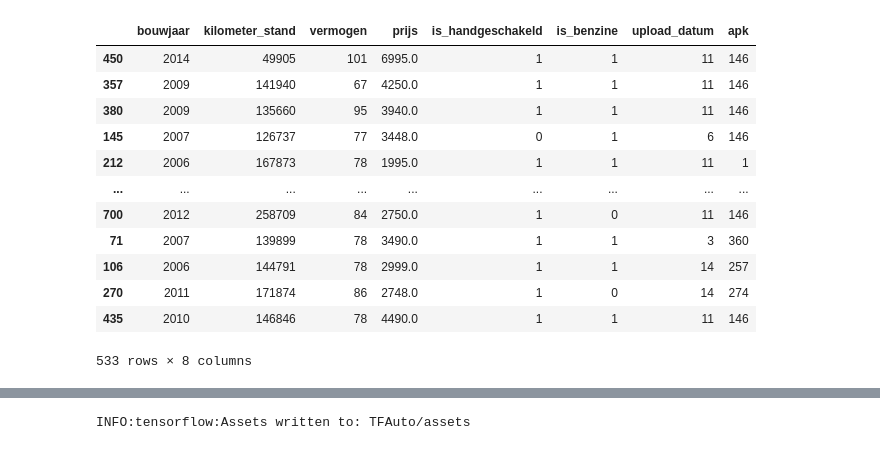
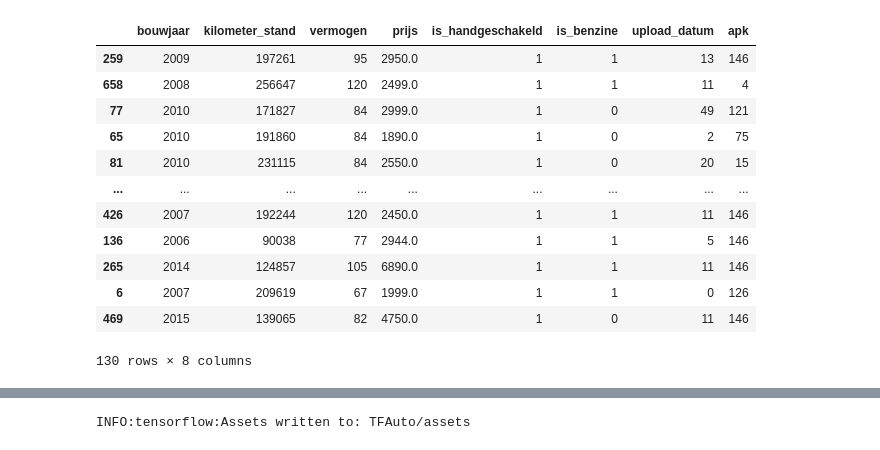
Before and after one commit to marcusabu/Autos, a Jupyter notebook: models/3. Tensorflow.ipynb, the cells around one changed output, grey strips where cells are left out. Cells and saved outputs as stored; diff of their text form; code cells hidden in the pictures.

```diff
--- a/models/3. Tensorflow.ipynb
+++ b/models/3. Tensorflow.ipynb
@@ -22,19 +31,21 @@ df_test = pd.read_pickle("./test_data.pkl")
-# %%
-df_train
-# %% [output]
-|  | bouwjaar | kilometer_stand | vermogen | prijs | is_handgeschakeld | is_benzine | upload_datum | apk |
-| 450 | 2014 | 49905 | 101 | 6995.0 | 1 | 1 | 11 | 146 |
-| 357 | 2009 | 141940 | 67 | 4250.0 | 1 | 1 | 11 | 146 |
-| 380 | 2009 | 135660 | 95 | 3940.0 | 1 | 1 | 11 | 146 |
-| 145 | 2007 | 126737 | 77 | 3448.0 | 0 | 1 | 6 | 146 |
-| 212 | 2006 | 167873 | 78 | 1995.0 | 1 | 1 | 11 | 1 |
-| ... | ... | ... | ... | ... | ... | ... | ... | ... |
-| 700 | 2012 | 258709 | 84 | 2750.0 | 1 | 0 | 11 | 146 |
-| 71 | 2007 | 139899 | 78 | 3490.0 | 1 | 1 | 3 | 360 |
-| 106 | 2006 | 144791 | 78 | 2999.0 | 1 | 1 | 14 | 257 |
-| 270 | 2011 | 171874 | 86 | 2748.0 | 1 | 0 | 14 | 274 |
-| 435 | 2010 | 146846 | 78 | 4490.0 | 1 | 1 | 11 | 146 |
-533 rows × 8 columns
+# %%
+df_train = df_train.drop('titel', axis=1)
+df_test = df_test.drop('titel', axis=1)
+df_test
+# %% [output]
+|  | bouwjaar | kilometer_stand | vermogen | prijs | is_handgeschakeld | is_benzine | upload_datum | apk |
+| 259 | 2009 | 197261 | 95 | 2950.0 | 1 | 1 | 13 | 146 |
+| 658 | 2008 | 256647 | 120 | 2499.0 | 1 | 1 | 11 | 4 |
+| 77 | 2010 | 171827 | 84 | 2999.0 | 1 | 0 | 49 | 121 |
+| 65 | 2010 | 191860 | 84 | 1890.0 | 1 | 0 | 2 | 75 |
+| 81 | 2010 | 231115 | 84 | 2550.0 | 1 | 0 | 20 | 15 |
+| ... | ... | ... | ... | ... | ... | ... | ... | ... |
+| 426 | 2007 | 192244 | 120 | 2450.0 | 1 | 1 | 11 | 146 |
+| 136 | 2006 | 90038 | 77 | 2944.0 | 1 | 1 | 5 | 146 |
+| 265 | 2014 | 124857 | 105 | 6890.0 | 1 | 1 | 11 | 146 |
+| 6 | 2007 | 209619 | 67 | 1999.0 | 1 | 1 | 0 | 126 |
+| 469 | 2015 | 139065 | 82 | 4750.0 | 1 | 0 | 11 | 146 |
+130 rows × 8 columns
 # %%
 X_train = df_train.drop(['prijs'], axis=1)
 y_train = df_train[['prijs']]
```
Also changed, not shown: parts of 5 cells of this notebook, 8 other files.
